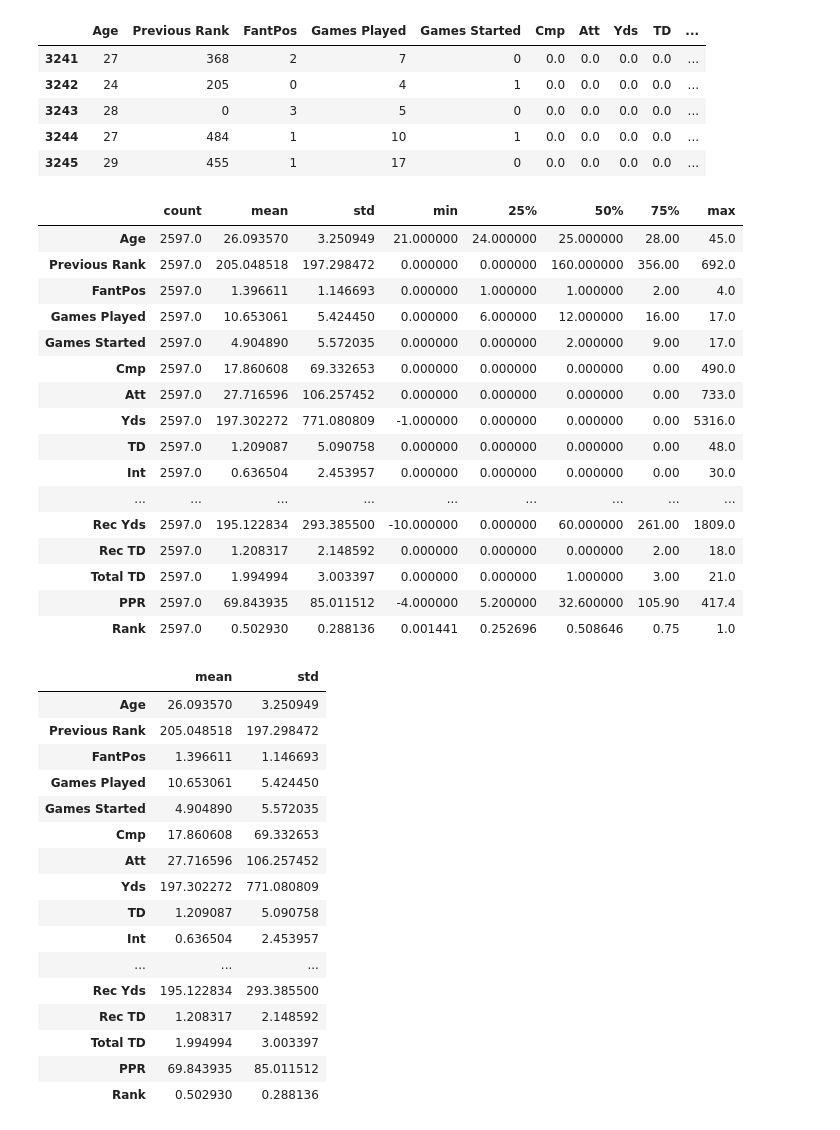
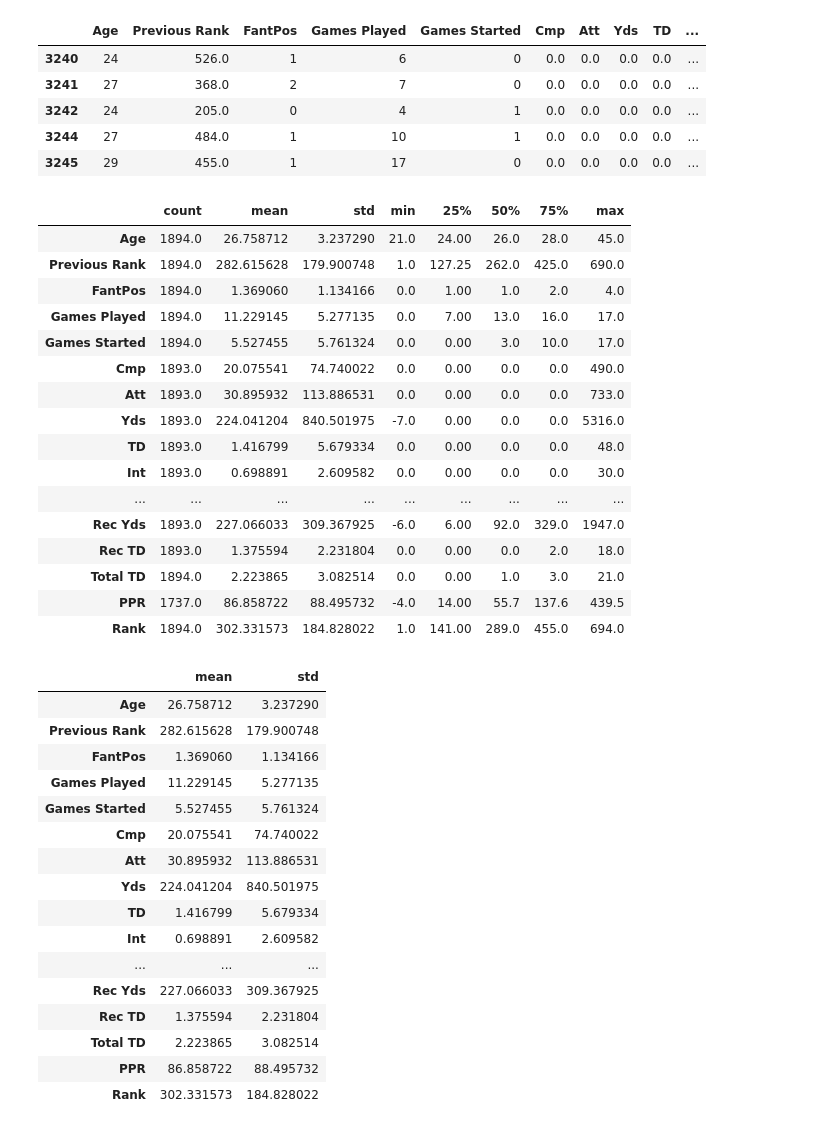
Before and after one commit to drizz12234/FF-Neural-Network, a Jupyter notebook: Regression.ipynb, the cells around one changed output. Drawn from its saved outputs; the diff is of its cells as text; code cells hidden in the pictures.

```diff
--- a/Regression.ipynb
+++ b/Regression.ipynb
@@ -37,43 +39,44 @@ dataset = raw_dataset.copy()
 # dataset.tail()
 # %%
 dataset.isna().sum()
-dataset = dataset.fillna(0)
+dataset_clean = dataset.dropna(axis = 0, subset = 'Previous Rank')
+# dataset = dataset.fillna(0)
 
 # dataset = pd.get_dummies(dataset, prefix='', prefix_sep='')
 
-dataset.tail()
+dataset_clean.tail()
 # %% [output]
 |  | Age | Previous Rank | FantPos | Games Played | Games Started | Cmp | Att | Yds | TD | ... |
-| 3241 | 27 | 368 | 2 | 7 | 0 | 0.0 | 0.0 | 0.0 | 0.0 | ... |
-| 3242 | 24 | 205 | 0 | 4 | 1 | 0.0 | 0.0 | 0.0 | 0.0 | ... |
-| 3243 | 28 | 0 | 3 | 5 | 0 | 0.0 | 0.0 | 0.0 | 0.0 | ... |
-| 3244 | 27 | 484 | 1 | 10 | 1 | 0.0 | 0.0 | 0.0 | 0.0 | ... |
-| 3245 | 29 | 455 | 1 | 17 | 0 | 0.0 | 0.0 | 0.0 | 0.0 | ... |
+| 3240 | 24 | 526.0 | 1 | 6 | 0 | 0.0 | 0.0 | 0.0 | 0.0 | ... |
+| 3241 | 27 | 368.0 | 2 | 7 | 0 | 0.0 | 0.0 | 0.0 | 0.0 | ... |
+| 3242 | 24 | 205.0 | 0 | 4 | 1 | 0.0 | 0.0 | 0.0 | 0.0 | ... |
+| 3244 | 27 | 484.0 | 1 | 10 | 1 | 0.0 | 0.0 | 0.0 | 0.0 | ... |
+| 3245 | 29 | 455.0 | 1 | 17 | 0 | 0.0 | 0.0 | 0.0 | 0.0 | ... |
 # %%
-train_dataset = dataset.sample(frac=0.8, random_state=0)
-test_dataset = dataset.drop(train_dataset.index)
+train_dataset = dataset_clean.sample(frac=0.8, random_state=0)
+test_dataset = dataset_clean.drop(train_dataset.index)
 
 # sns.pairplot(train_dataset, diag_kind='kde')
 
 train_dataset.describe().transpose()
 # %% [output]
 |  | count | mean | std | min | 25% | 50% | 75% | max |
-| Age | 2597.0 | 26.093570 | 3.250949 | 21.000000 | 24.000000 | 25.000000 | 28.00 | 45.0 |
-| Previous Rank | 2597.0 | 205.048518 | 197.298472 | 0.000000 | 0.000000 | 160.000000 | 356.00 | 692.0 |
-| FantPos | 2597.0 | 1.396611 | 1.146693 | 0.000000 | 1.000000 | 1.000000 | 2.00 | 4.0 |
-| Games Played | 2597.0 | 10.653061 | 5.424450 | 0.000000 | 6.000000 | 12.000000 | 16.00 | 17.0 |
-| Games Started | 2597.0 | 4.904890 | 5.572035 | 0.000000 | 0.000000 | 2.000000 | 9.00 | 17.0 |
-| Cmp | 2597.0 | 17.860608 | 69.332653 | 0.000000 | 0.000000 | 0.000000 | 0.00 | 490.0 |
-| Att | 2597.0 | 27.716596 | 106.257452 | 0.000000 | 0.000000 | 0.000000 | 0.00 | 733.0 |
-| Yds | 2597.0 | 197.302272 | 771.080809 | -1.000000 | 0.000000 | 0.000000 | 0.00 | 5316.0 |
-| TD | 2597.0 | 1.209087 | 5.090758 | 0.000000 | 0.000000 | 0.000000 | 0.00 | 48.0 |
-| Int | 2597.0 | 0.636504 | 2.453957 | 0.000000 | 0.000000 | 0.000000 | 0.00 | 30.0 |
+| Age | 1894.0 | 26.758712 | 3.237290 | 21.0 | 24.00 | 26.0 | 28.0 | 45.0 |
+| Previous Rank | 1894.0 | 282.615628 | 179.900748 | 1.0 | 127.25 | 262.0 | 425.0 | 690.0 |
+| FantPos | 1894.0 | 1.369060 | 1.134166 | 0.0 | 1.00 | 1.0 | 2.0 | 4.0 |
+| Games Played | 1894.0 | 11.229145 | 5.277135 | 0.0 | 7.00 | 13.0 | 16.0 | 17.0 |
+| Games Started | 1894.0 | 5.527455 | 5.761324 | 0.0 | 0.00 | 3.0 | 10.0 | 17.0 |
+| Cmp | 1893.0 | 20.075541 | 74.740022 | 0.0 | 0.00 | 0.0 | 0.0 | 490.0 |
+| Att | 1893.0 | 30.895932 | 113.886531 | 0.0 | 0.00 | 0.0 | 0.0 | 733.0 |
+| Yds | 1893.0 | 224.041204 | 840.501975 | -7.0 | 0.00 | 0.0 | 0.0 | 5316.0 |
+| TD | 1893.0 | 1.416799 | 5.679334 | 0.0 | 0.00 | 0.0 | 0.0 | 48.0 |
+| Int | 1893.0 | 0.698891 | 2.609582 | 0.0 | 0.00 | 0.0 | 0.0 | 30.0 |
 | ... | ... | ... | ... | ... | ... | ... | ... | ... |
-| Rec Yds | 2597.0 | 195.122834 | 293.385500 | -10.000000 | 0.000000 | 60.000000 | 261.00 | 1809.0 |
-| Rec TD | 2597.0 | 1.208317 | 2.148592 | 0.000000 | 0.000000 | 0.000000 | 2.00 | 18.0 |
-| Total TD | 2597.0 | 1.994994 | 3.003397 | 0.000000 | 0.000000 | 1.000000 | 3.00 | 21.0 |
-| PPR | 2597.0 | 69.843935 | 85.011512 | -4.000000 | 5.200000 | 32.600000 | 105.90 | 417.4 |
-| Rank | 2597.0 | 0.502930 | 0.288136 | 0.001441 | 0.252696 | 0.508646 | 0.75 | 1.0 |
+| Rec Yds | 1893.0 | 227.066033 | 309.367925 | -6.0 | 6.00 | 92.0 | 329.0 | 1947.0 |
+| Rec TD | 1893.0 | 1.375594 | 2.231804 | 0.0 | 0.00 | 0.0 | 2.0 | 18.0 |
+| Total TD | 1894.0 | 2.223865 | 3.082514 | 0.0 | 0.00 | 1.0 | 3.0 | 21.0 |
+| PPR | 1737.0 | 86.858722 | 88.495732 | -4.0 | 14.00 | 55.7 | 137.6 | 439.5 |
+| Rank | 1894.0 | 302.331573 | 184.828022 | 1.0 | 141.00 | 289.0 | 455.0 | 694.0 |
 # %%
 train_features = train_dataset.copy()
 test_features = test_dataset.copy()
@@ -84,22 +87,22 @@ test_labels = test_features.pop('Previous Rank')
 train_dataset.describe().transpose()[['mean', 'std']]
 # %% [output]
 |  | mean | std |
-| Age | 26.093570 | 3.250949 |
-| Previous Rank | 205.048518 | 197.298472 |
-| FantPos | 1.396611 | 1.146693 |
-| Games Played | 10.653061 | 5.424450 |
-| Games Started | 4.904890 | 5.572035 |
-| Cmp | 17.860608 | 69.332653 |
-| Att | 27.716596 | 106.257452 |
-| Yds | 197.302272 | 771.080809 |
-| TD | 1.209087 | 5.090758 |
-| Int | 0.636504 | 2.453957 |
+| Age | 26.758712 | 3.237290 |
+| Previous Rank | 282.615628 | 179.900748 |
+| FantPos | 1.369060 | 1.134166 |
+| Games Played | 11.229145 | 5.277135 |
+| Games Started | 5.527455 | 5.761324 |
+| Cmp | 20.075541 | 74.740022 |
+| Att | 30.895932 | 113.886531 |
+| Yds | 224.041204 | 840.501975 |
+| TD | 1.416799 | 5.679334 |
+| Int | 0.698891 | 2.609582 |
 | ... | ... | ... |
-| Rec Yds | 195.122834 | 293.385500 |
-| Rec TD | 1.208317 | 2.148592 |
-| Total TD | 1.994994 | 3.003397 |
-| PPR | 69.843935 | 85.011512 |
-| Rank | 0.502930 | 0.288136 |
+| Rec Yds | 227.066033 | 309.367925 |
+| Rec TD | 1.375594 | 2.231804 |
+| Total TD | 2.223865 | 3.082514 |
+| PPR | 86.858722 | 88.495732 |
+| Rank | 302.331573 | 184.828022 |
 # %%
 normalizer = tf.keras.layers.Normalization(axis=-1)
 
```
Also changed, not shown: parts of 8 cells of this notebook, 7 other files.
